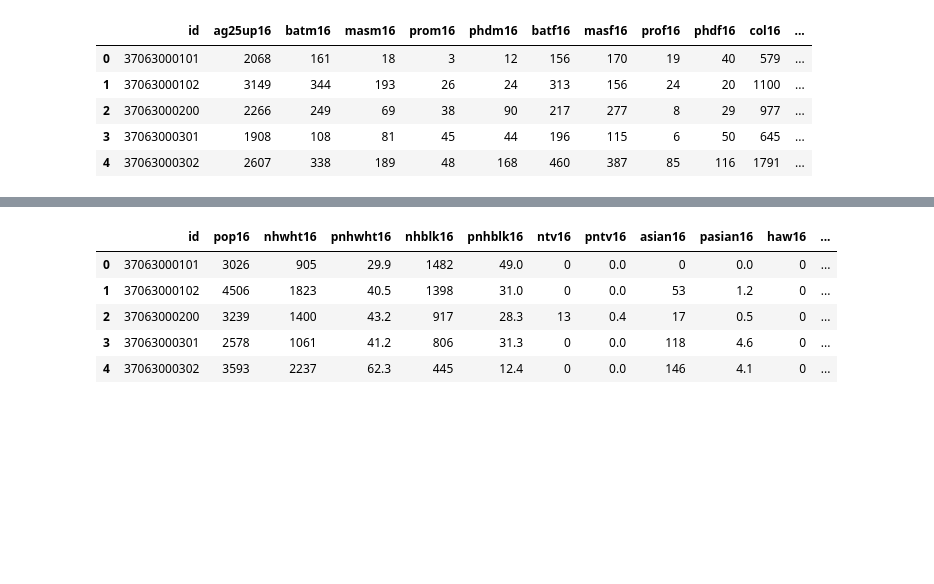
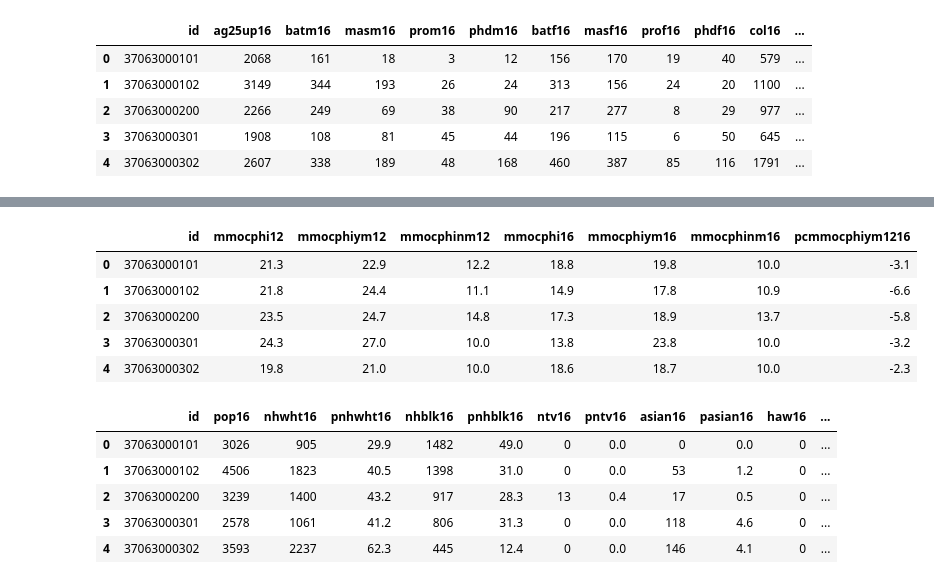
Before and after one commit to codefordurham/datahub-dw, a Jupyter notebook: affordablehousing_data/ltdbacs7016.ipynb, the cells around one changed output, grey strips where cells are left out. Saved outputs shown, nothing was run; the diff lists cells and outputs as text; code cells hidden in the pictures; blank space fills up the shorter version.

Commit message:
Added rent and morgage percent income

```diff
--- a/affordablehousing_data/ltdbacs7016.ipynb
+++ b/affordablehousing_data/ltdbacs7016.ipynb
@@ -302,3 +313,15 @@ acseducation16tr.head()
+# %%
+acsdecmorgage1216tr = pd.read_csv('acs/acsdec_morgage_1216_tr.csv')
+acsdecmorgage1216tr['pcmmocphiym1216'] = acsdecmorgage1216tr.mmocphiym16.astype('float64').subtract(acsdecmorgage1216tr.mmocphiym12.astype('float64'),fill_value='NaN')
+
+acsdecmorgage1216tr.head()
+# %% [output]
+|  | id | mmocphi12 | mmocphiym12 | mmocphinm12 | mmocphi16 | mmocphiym16 | mmocphinm16 | pcmmocphiym1216 |
+| 0 | 37063000101 | 21.3 | 22.9 | 12.2 | 18.8 | 19.8 | 10.0 | -3.1 |
+| 1 | 37063000102 | 21.8 | 24.4 | 11.1 | 14.9 | 17.8 | 10.9 | -6.6 |
+| 2 | 37063000200 | 23.5 | 24.7 | 14.8 | 17.3 | 18.9 | 13.7 | -5.8 |
+| 3 | 37063000301 | 24.3 | 27.0 | 10.0 | 13.8 | 23.8 | 10.0 | -3.2 |
+| 4 | 37063000302 | 19.8 | 21.0 | 10.0 | 18.6 | 18.7 | 10.0 | -2.3 |
 # %%
 acs1517tr = pd.merge(acspop16tr,acshousing16tr,on='id')
 acs1517tr = acs1517tr.merge(acsincome1517tr,on='id')
```
Also changed, not shown: parts of 3 cells of this notebook, 13 other files.
